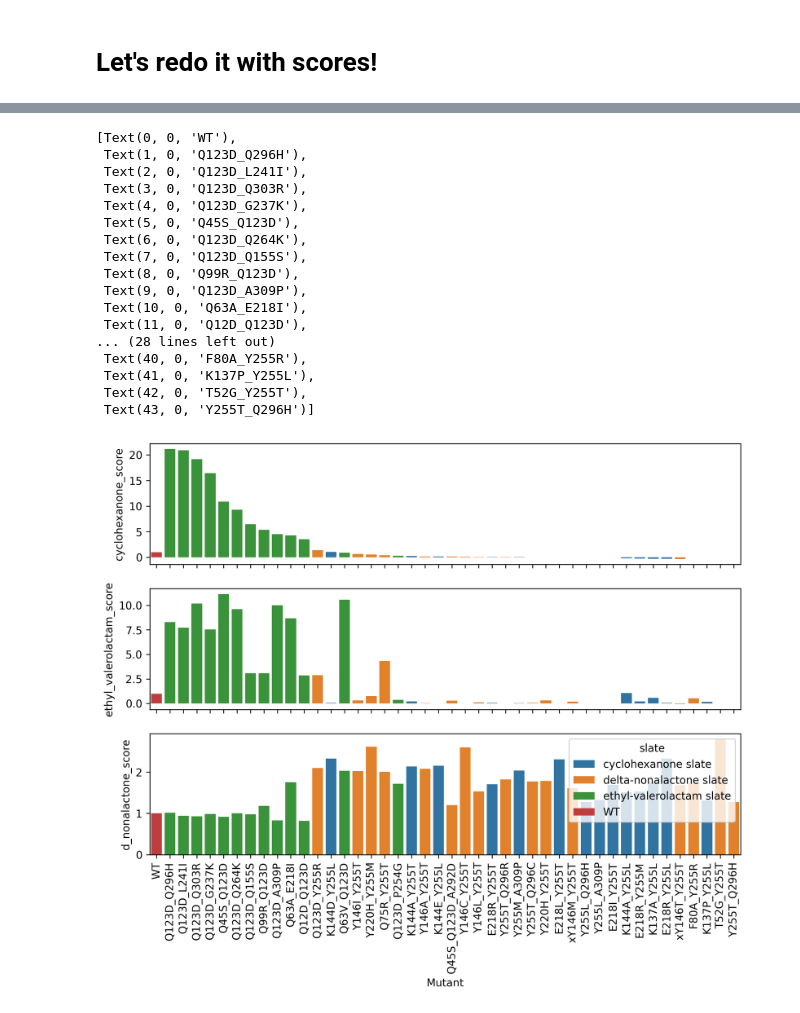
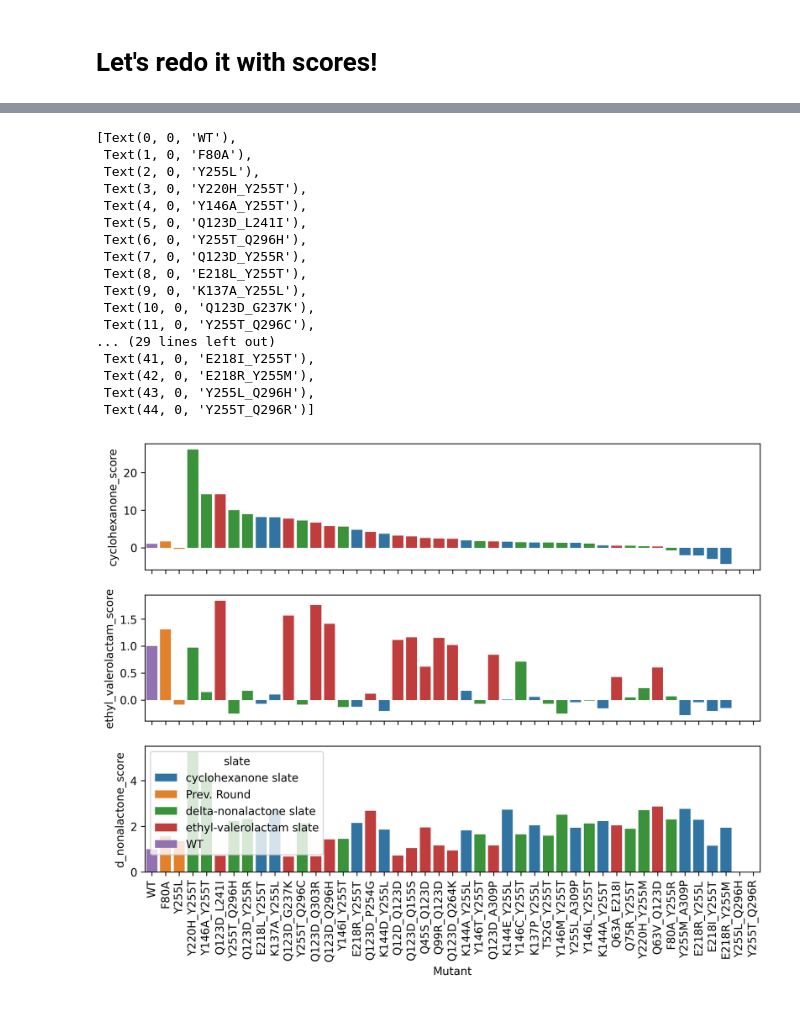
Before and after one commit to JBEI/foldy-internal, a Jupyter notebook: backend/src/notebooks/jacob/oplr_r2/250724_oplr_results.ipynb, the cells around one changed output, grey strips where cells are left out. Cells and saved outputs as stored; diff of their text form; code cells hidden in the pictures.

```diff
--- a/backend/src/notebooks/jacob/oplr_r2/250724_oplr_results.ipynb
+++ b/backend/src/notebooks/jacob/oplr_r2/250724_oplr_results.ipynb
@@ -75,7 +137,7 @@ big_df = pd.DataFrame()
 for sheet_name_prefix in ['Plate 1', 'Plate 2', 'Plate 3', 'Plate 4', 'Plate 5', 'Plate 6', 'Plate 7', 'Plate 8', 'Plate 9', 'Plate 10', 'Plate 11', 'Plate 12']:
     sheet_name = f'{sheet_name_prefix} - Sheet1'
     table_df = pd.read_excel(
-        'notebooks/jacob/oplr_r2/2025.07.18_FolDE_oplR_R2.xlsx',
+        RESULTS_EXCEL_FPATH,
         sheet_name=sheet_name,
         skiprows=38,
         usecols='C:N'
@@ -140,7 +202,9 @@ def get_slate(mutant):
         return 'cyclohexanone slate'
     if mutant in ethyl_valerolactam_slate:
         return 'ethyl-valerolactam slate'
-    return 'delta-nonalactone slate'
+    if mutant in delta_nonalactone_slate:
+        return 'delta-nonalactone slate'
+    return 'Prev. Round'
 final_df['slate'] = final_df.Mutant.apply(get_slate)
 final_df.head()
 # %% [output]
@@ -337,47 +401,49 @@ score_df.head()
 # %%
 import matplotlib.pyplot as plt
 import seaborn as sns
 
 SCORES = [
     'cyclohexanone_score',
     'ethyl_valerolactam_score',
     'd_nonalactone_score'
 ]
 
 fig, (axs) = plt.subplots(3, 1, figsize=(10, 7), dpi=300, sharex=True)
 
 plot_df = final_df.copy()
 MUTANTS = score_df[score_df.inducer == SCORES[0]].sort_values(by='score', ascending=False).Mutant.unique()
 
+PREV_ROUND_MUTS = ['WT', 'F80A', 'Y255L']
+
 for score_name, ax in zip(SCORES, axs):
     sns.barplot(
         data=score_df[score_df.inducer == score_name],
         x='Mutant',
         y='score_ratio',
         ax=ax,
-        order=['WT'] + [v for v in MUTANTS if v != 'WT'],
+        order=PREV_ROUND_MUTS + [v for v in MUTANTS if v not in PREV_ROUND_MUTS],
         hue='slate'
     )
     ax.set_ylabel(score_name)
 for ax in axs[:-1]:
     ax.legend_.remove()
 axs[-1].set_xticklabels(axs[-1].get_xticklabels(), rotation=90)
 # %% [output]
 [Text(0, 0, 'WT'),
- Text(1, 0, 'Q123D_Q296H'),
- Text(2, 0, 'Q123D_L241I'),
- Text(3, 0, 'Q123D_Q303R'),
- Text(4, 0, 'Q123D_G237K'),
- Text(5, 0, 'Q45S_Q123D'),
- Text(6, 0, 'Q123D_Q264K'),
- Text(7, 0, 'Q123D_Q155S'),
- Text(8, 0, 'Q99R_Q123D'),
- Text(9, 0, 'Q123D_A309P'),
- Text(10, 0, 'Q63A_E218I'),
- Text(11, 0, 'Q12D_Q123D'),
-... (28 lines left out)
- Text(40, 0, 'F80A_Y255R'),
- Text(41, 0, 'K137P_Y255L'),
- Text(42, 0, 'T52G_Y255T'),
- Text(43, 0, 'Y255T_Q296H')]
+ Text(1, 0, 'F80A'),
+ Text(2, 0, 'Y255L'),
+ Text(3, 0, 'Y220H_Y255T'),
+ Text(4, 0, 'Y146A_Y255T'),
+ Text(5, 0, 'Q123D_L241I'),
+ Text(6, 0, 'Y255T_Q296H'),
+ Text(7, 0, 'Q123D_Y255R'),
+ Text(8, 0, 'E218L_Y255T'),
+ Text(9, 0, 'K137A_Y255L'),
+ Text(10, 0, 'Q123D_G237K'),
+ Text(11, 0, 'Y255T_Q296C'),
+... (29 lines left out)
+ Text(41, 0, 'E218I_Y255T'),
+ Text(42, 0, 'E218R_Y255M'),
+ Text(43, 0, 'Y255L_Q296H'),
+ Text(44, 0, 'Y255T_Q296R')]
-[figure, old version]
+[figure, new version]
```
Also changed, not shown: parts of 11 cells of this notebook, 38 other files.
